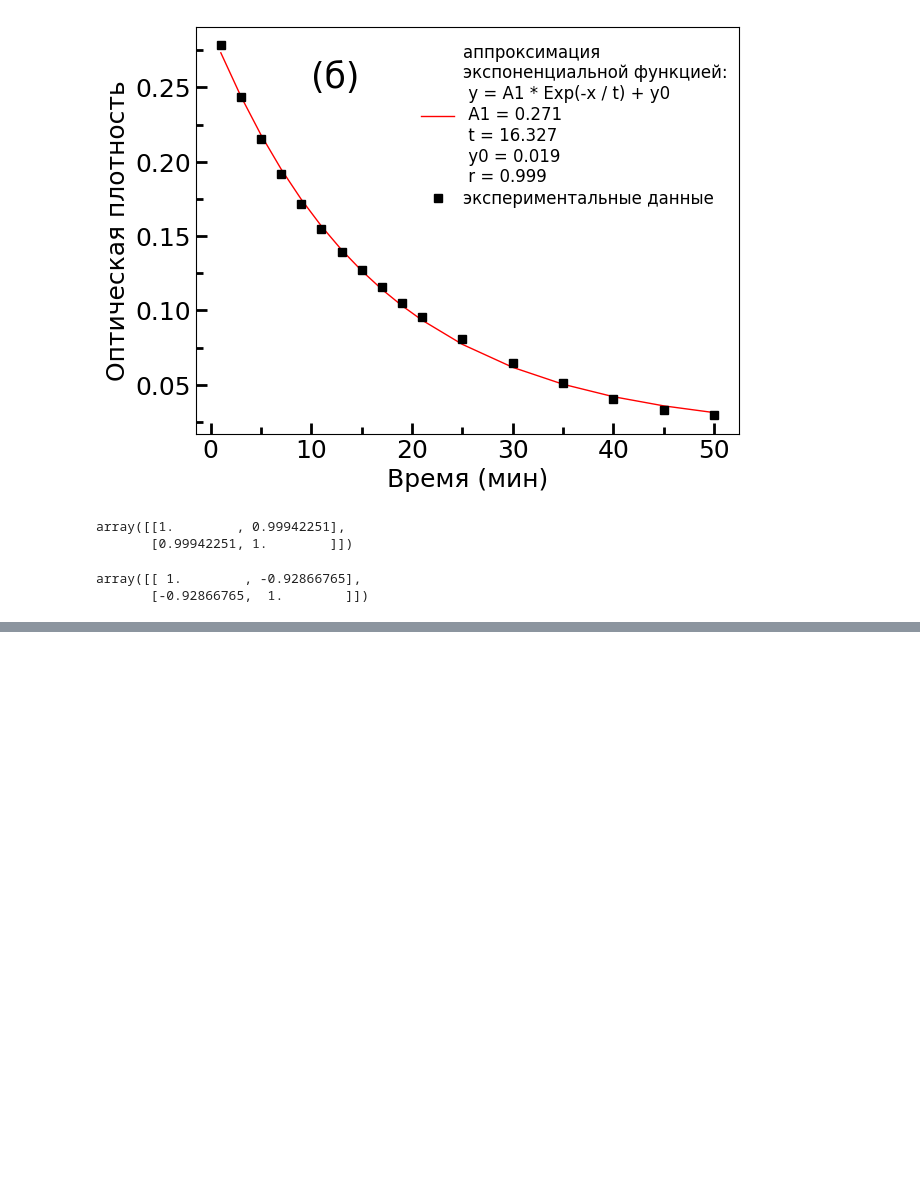
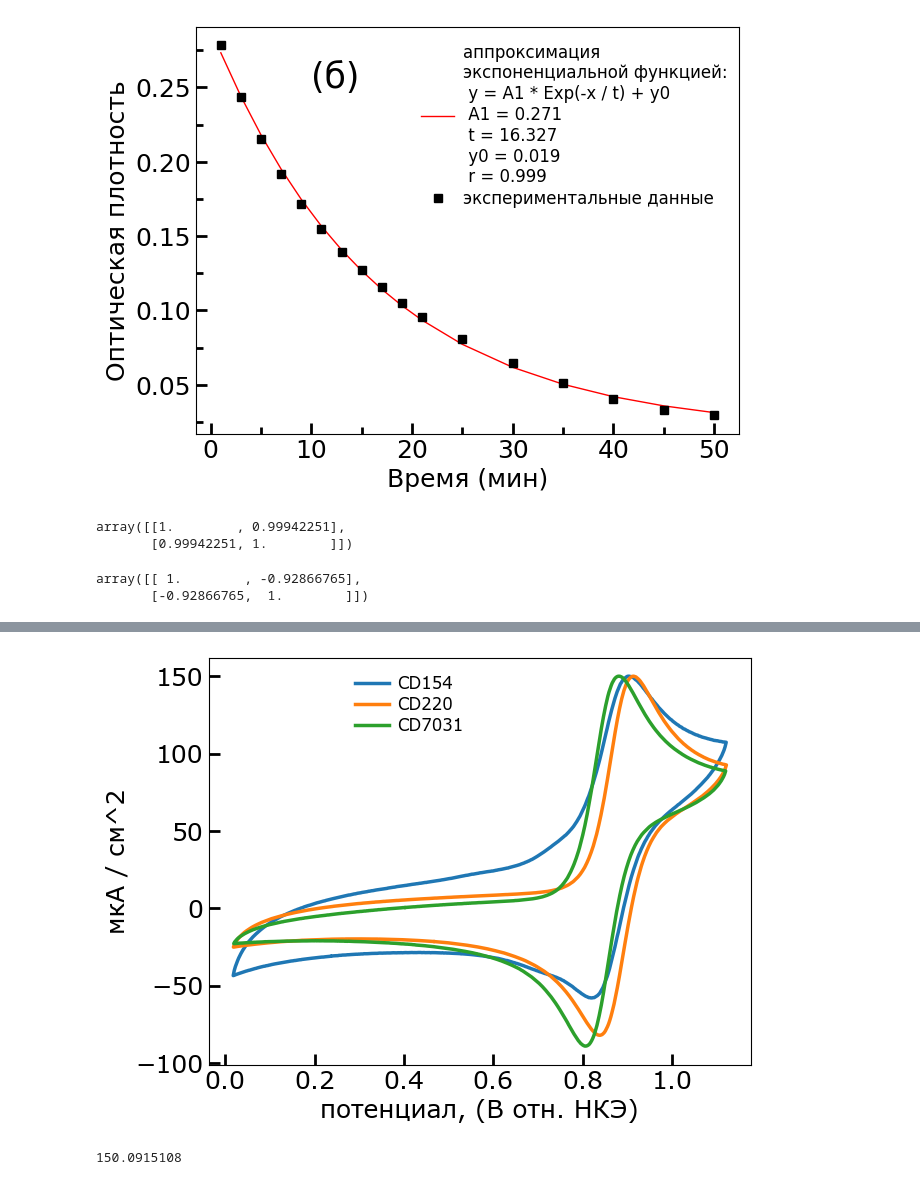
Before and after one commit to smoluakov/DIPLOMA, a Jupyter notebook: DATA_PROCCESING/CD154/ECH_154_2.ipynb, the cells around one changed output, grey strips where cells are left out. Cells and saved outputs as stored; diff of their text form; code cells hidden in the pictures; blank space fills up the shorter version.

```diff
--- a/DATA_PROCCESING/CD154/ECH_154_2.ipynb
+++ b/DATA_PROCCESING/CD154/ECH_154_2.ipynb
@@ -11,7 +11,7 @@ import scipy
 
 plt.style.use('default')
 plt.rcParams.update({'figure.figsize':(5.425197, 4.0688),
-                     'text.usetex': False,
+                     'text.usetex': True,
                      'font.family': 'sans',
                      'font.sans-serif': 'Linux Biolinum',
                      'font.size': 14,
@@ -235,0 +240,5 @@ array([[ 1.        , -0.92866765],
+# %%
+CV_154 = pd.read_excel('/Users/smoluakov/Documents/DIPLOMA/ELECTROCHEM_DATA/26.11.2021 ПК154 BF4 1e-4 M TBABF4 0,1 M MeCN 1 mm anode +0.8 V/CD154.xlsx', names= ['V','A'])
+CV_220 = pd.read_excel('/Users/smoluakov/Documents/DIPLOMA/ELECTROCHEM_DATA/06.08.2021 ПК220 BF4 1e-4 M TBABF4 0,1 M MeCN 1 mm anode +0.8 V/CD220.xlsx', names= ['V','A'])
+CV_7031 = pd.read_excel('/Users/smoluakov/Documents/DIPLOMA/ELECTROCHEM_DATA/17.02.2022 16.12.2021 ПК7031 BF4 1e-4 M TBABF4 0,1 M MeCN 1 mm anode 0,8 V/CD7031.xlsx', names= ['V','A'])
+CV_341 = pd.read_excel('/Users/smoluakov/Documents/DIPLOMA/ELECTROCHEM_DATA/09.12.2021 ПК341 BF4 1e-4 M TBABF4 0,1 M MeCN 1 mm anode 0,3 V/CD341.xlsx', names= ['V','A'])
@@ -235,0 +260,32 @@ array([[ 1.        , -0.92866765],
+# %%
+fig = plt.figure()
+ax = fig.add_axes([0,0,1,1])
+import matplotlib.font_manager as fm
+plt.rcParams["text.usetex"] = False
+
+ax.xaxis.set_tick_params(which='major', size=8, width=2, direction='in', bottom='on')
+ax.xaxis.set_tick_params(which='minor', size=5, width=2, direction='in', bottom='on')
+ax.yaxis.set_tick_params(which='major', size=8, width=2, direction='in', left='on')
+ax.yaxis.set_tick_params(which='minor', size=5, width=2, direction='in', left='on')
+
+
+
+
+ax.plot(CV_154['V'], CV_154['A']*c_154, label='CD154')
+ax.plot(CV_220['V'], CV_220['A']*c_220, label='CD220')
+ax.plot(CV_7031['V'] , CV_7031['A']*c_7031, label='CD7031')
+#ax.plot(CV_341['V'], CV_341['A'], label='CD341')
+
+ax.set_xlabel('потенциал, (В отн. НКЭ)')
+ax.set_ylabel('мкА / см^2')
+
+
+ax.legend(bbox_to_anchor=(.5, 1),fontsize =12,title_fontsize=14)
+
+plt.savefig('CV.pdf', transparent=False, bbox_inches='tight')
+# %% [output]
+[figure, added]
+# %%
+np.max(CV_220['A']*3.08)
+# %% [output]
+150.0915108
```
Also changed, not shown: parts of 4 cells of this notebook, 29 other files.
